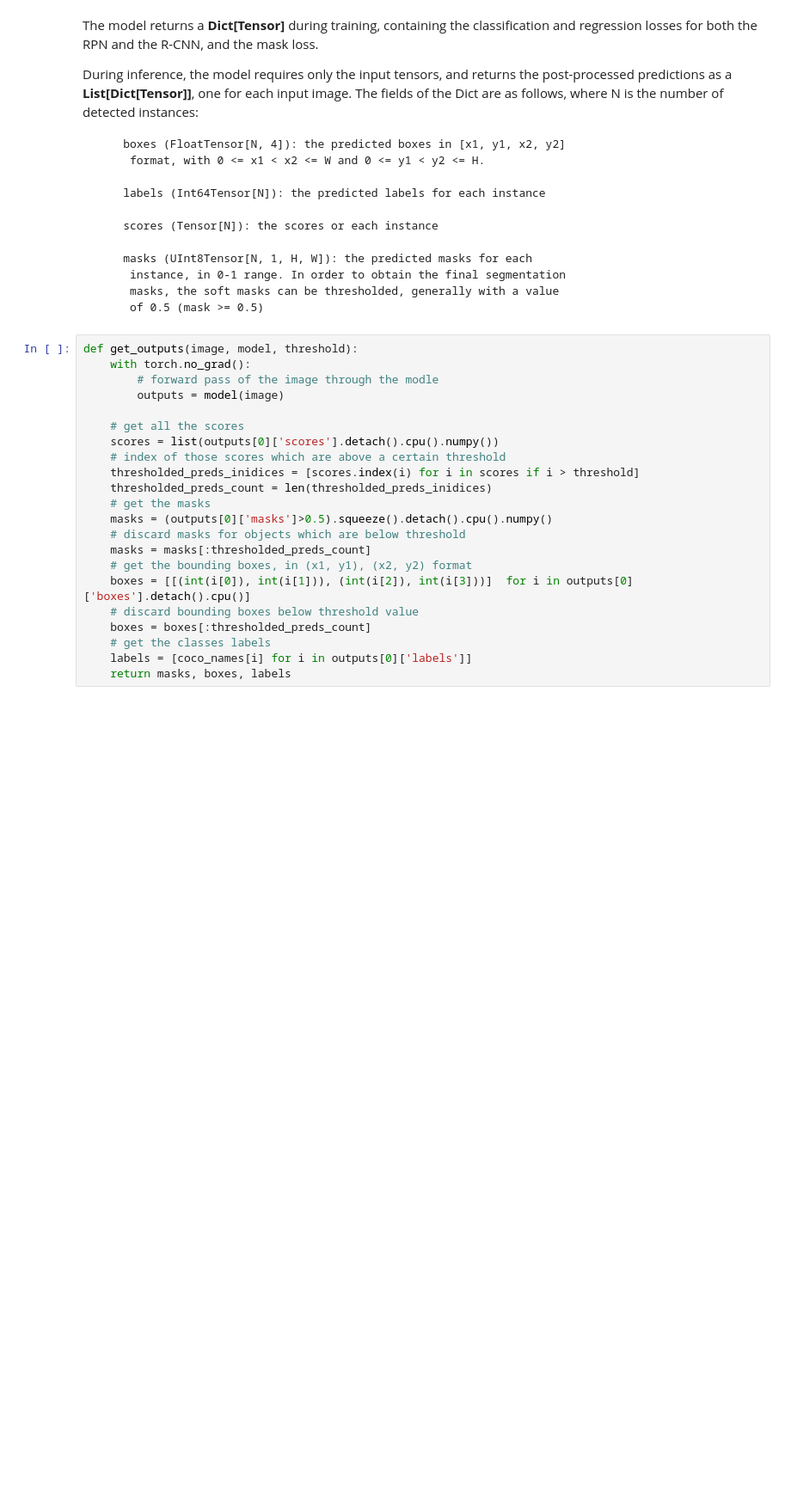
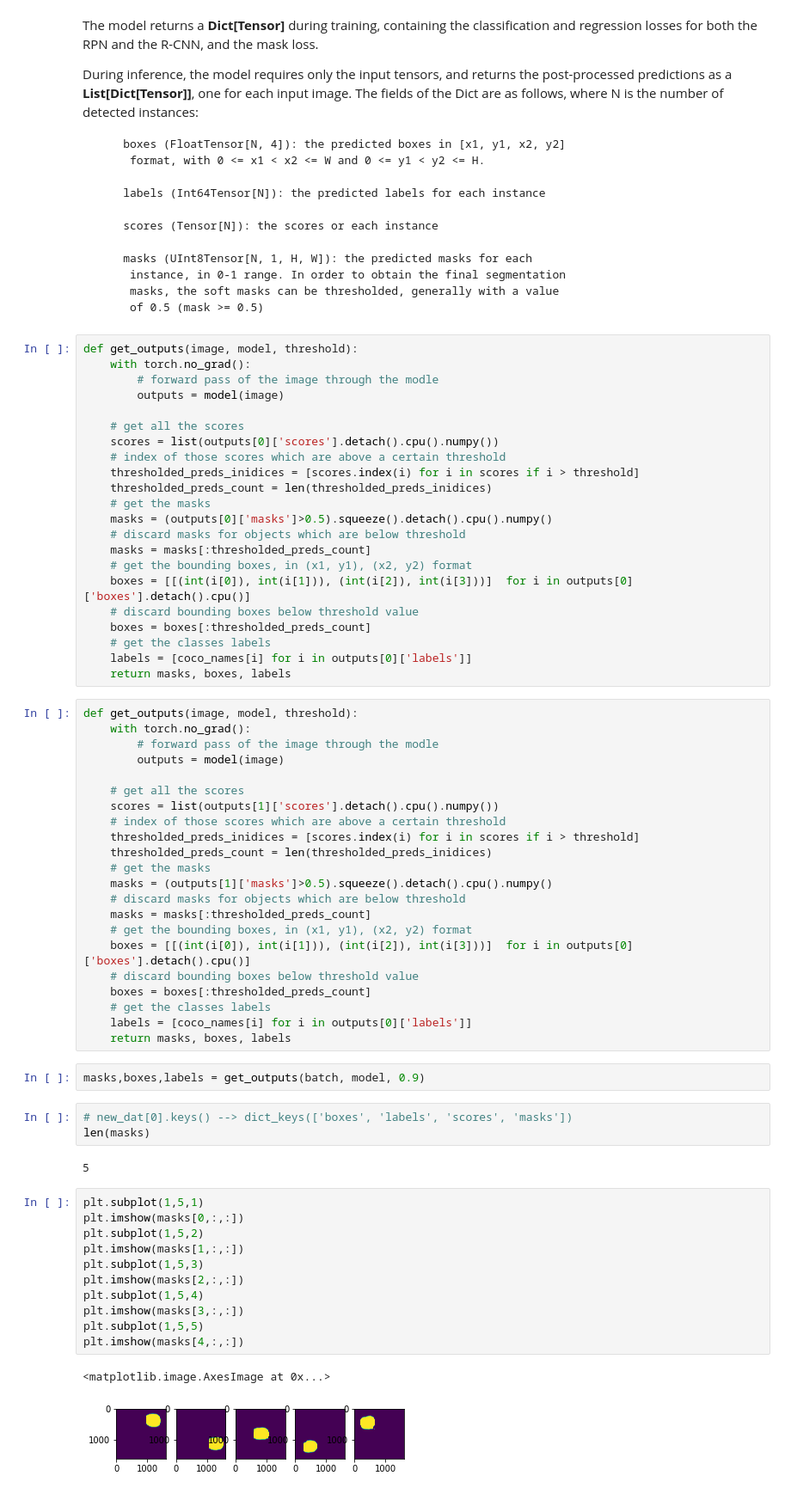
Before and after one commit to ncsu-landscape-dynamics/LAMP_assay_automation, a Jupyter notebook: masks_to_images.ipynb, the cells around one changed output. Shown at 86% size. Saved outputs shown, nothing was run; the diff lists cells and outputs as text; blank space fills up the shorter version.

```diff
--- a/masks_to_images.ipynb
+++ b/masks_to_images.ipynb
@@ -293,3 +269,46 @@ def get_outputs(image, model, threshold):
     # get the classes labels
     labels = [coco_names[i] for i in outputs[0]['labels']]
     return masks, boxes, labels
+# %%
+def get_outputs(image, model, threshold):
+    with torch.no_grad():
+        # forward pass of the image through the modle
+        outputs = model(image)
+
+    # get all the scores
+    scores = list(outputs[1]['scores'].detach().cpu().numpy())
+    # index of those scores which are above a certain threshold
+    thresholded_preds_inidices = [scores.index(i) for i in scores if i > threshold]
+    thresholded_preds_count = len(thresholded_preds_inidices)
+    # get the masks
+    masks = (outputs[1]['masks']>0.5).squeeze().detach().cpu().numpy()
+    # discard masks for objects which are below threshold
+    masks = masks[:thresholded_preds_count]
+    # get the bounding boxes, in (x1, y1), (x2, y2) format
+    boxes = [[(int(i[0]), int(i[1])), (int(i[2]), int(i[3]))]  for i in outputs[0]['boxes'].detach().cpu()]
+    # discard bounding boxes below threshold value
+    boxes = boxes[:thresholded_preds_count]
+    # get the classes labels
+    labels = [coco_names[i] for i in outputs[0]['labels']]
+    return masks, boxes, labels
+# %%
+masks,boxes,labels = get_outputs(batch, model, 0.9)
+# %%
+# new_dat[0].keys() --> dict_keys(['boxes', 'labels', 'scores', 'masks'])
+len(masks)
+# %% [output]
+5
+# %%
+plt.subplot(1,5,1)
+plt.imshow(masks[0,:,:])
+plt.subplot(1,5,2)
+plt.imshow(masks[1,:,:])
+plt.subplot(1,5,3)
+plt.imshow(masks[2,:,:])
+plt.subplot(1,5,4)
+plt.imshow(masks[3,:,:])
+plt.subplot(1,5,5)
+plt.imshow(masks[4,:,:])
+# %% [output]
+<matplotlib.image.AxesImage at 0x...>
+[figure, added]
```
Also changed, not shown: parts of 15 cells of this notebook.
